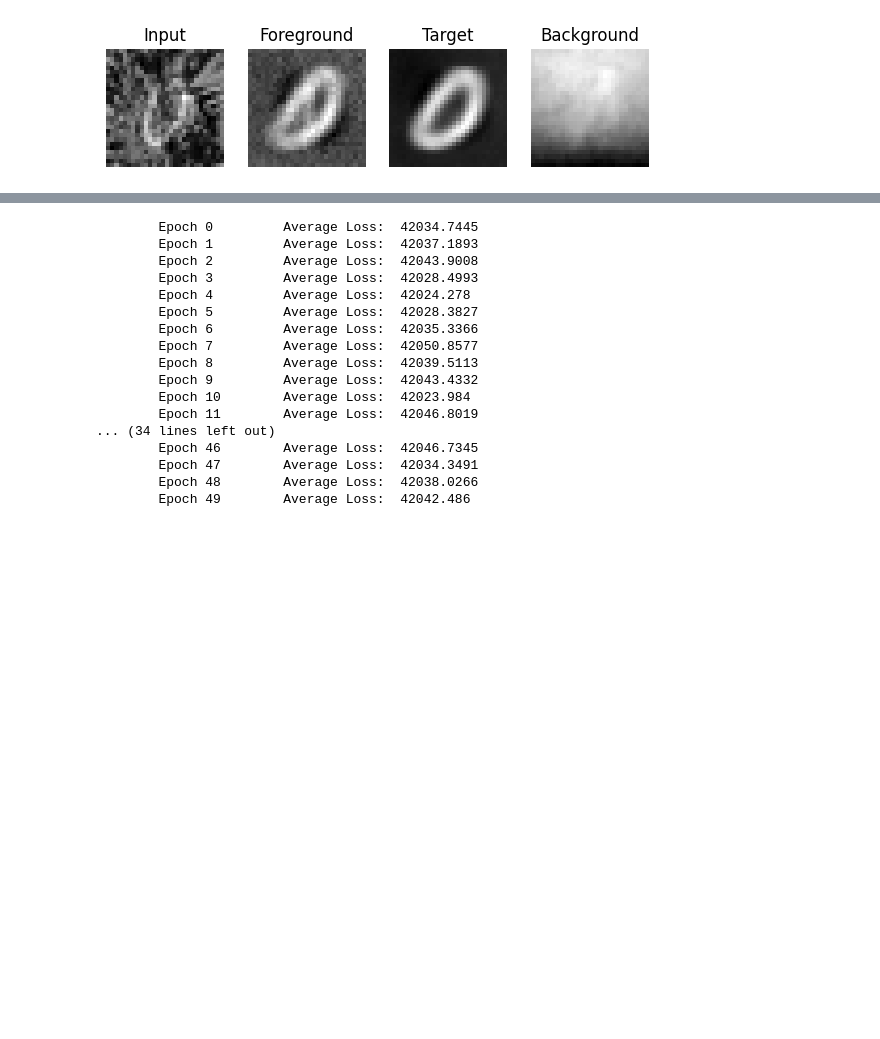
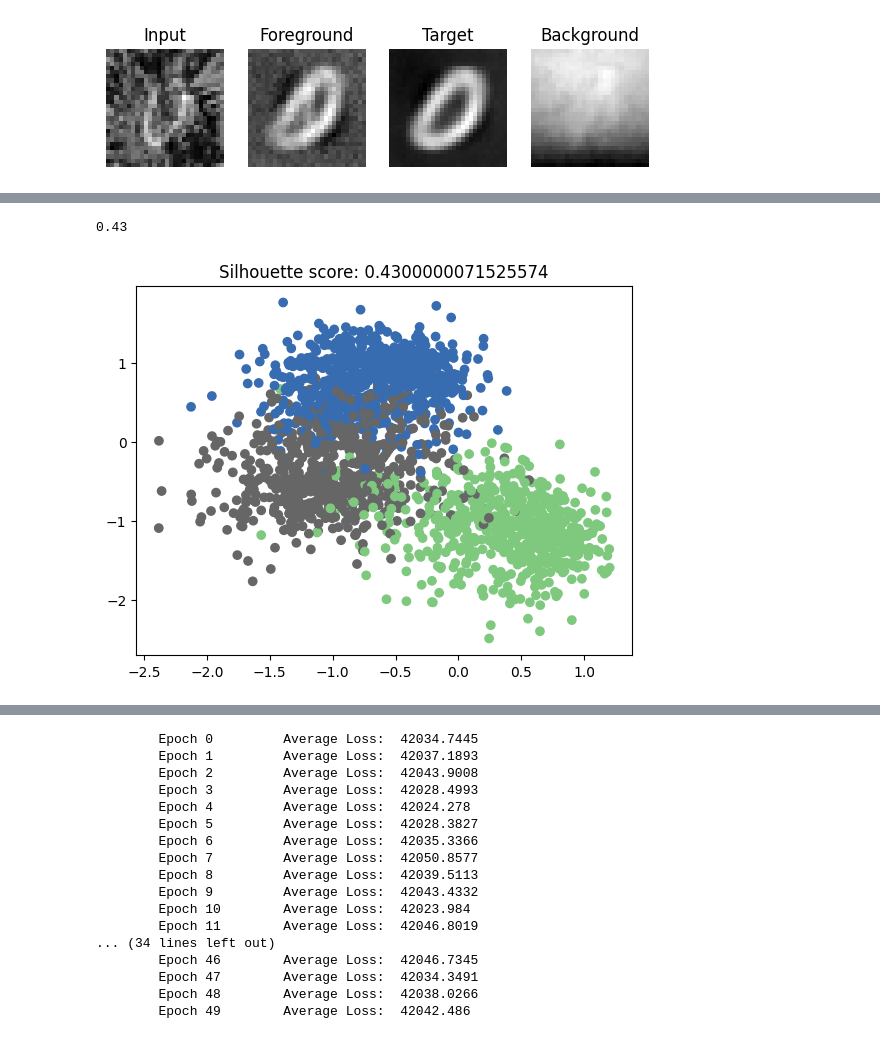
Before and after one commit to yoenoo/block_disentanglement_benchmark, a Jupyter notebook: numerical analysis.ipynb, the cells around one changed output, grey strips where cells are left out. Cells and saved outputs as stored; diff of their text form; code cells hidden in the pictures; blank space fills up the shorter version.

```diff
--- a/numerical analysis.ipynb
+++ b/numerical analysis.ipynb
@@ -331,0 +363,15 @@ def plot_sweeps_mnist(decoder):
+# %%
+def plot_latent_space(encoder, x, y):
+    from sklearn.metrics import silhouette_score
+    _, z_mean, _, = encoder(x)
+    z_mean = z_mean.detach().numpy()
+    ss = round(silhouette_score(z_mean, y.detach().numpy()), 3)
+
+    plt.figure()
+    plt.scatter(z_mean[:,0], z_mean[:,1], c=y, cmap="Accent")
+    plt.title(f"Silhouette score: {ss}")
+# %%
+plot_latent_space(model.s_encoder, target[:2000], target_labels[:2000])
+# %% [output]
+0.43
+[figure, added]
```
Also changed, not shown: parts of 7 cells of this notebook.
